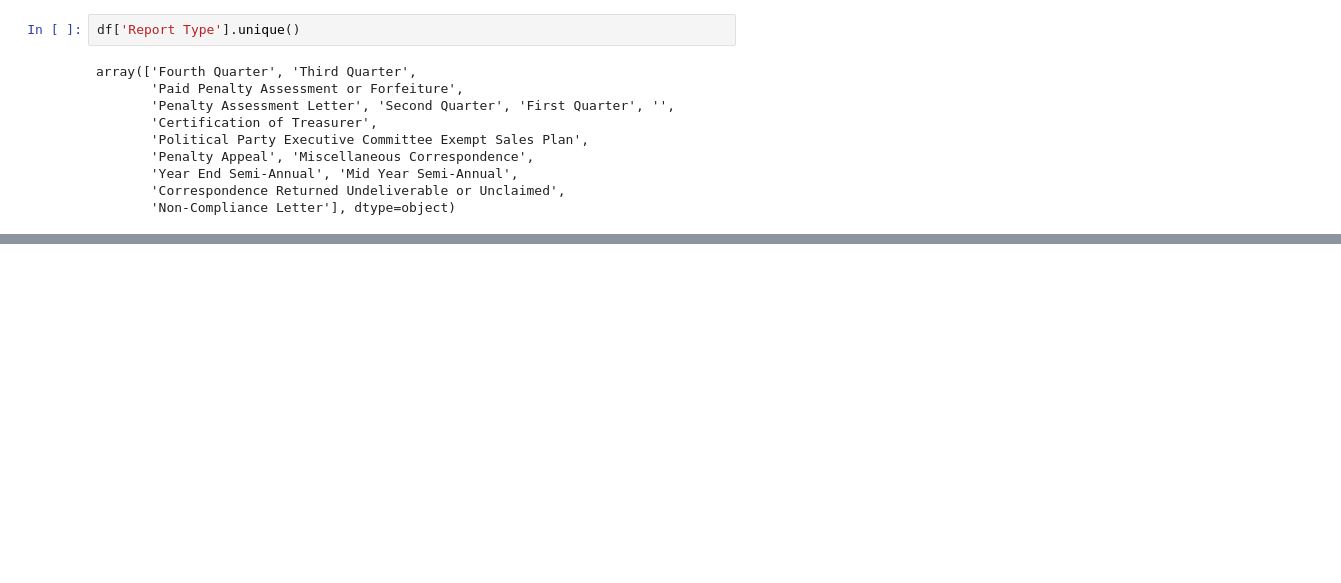
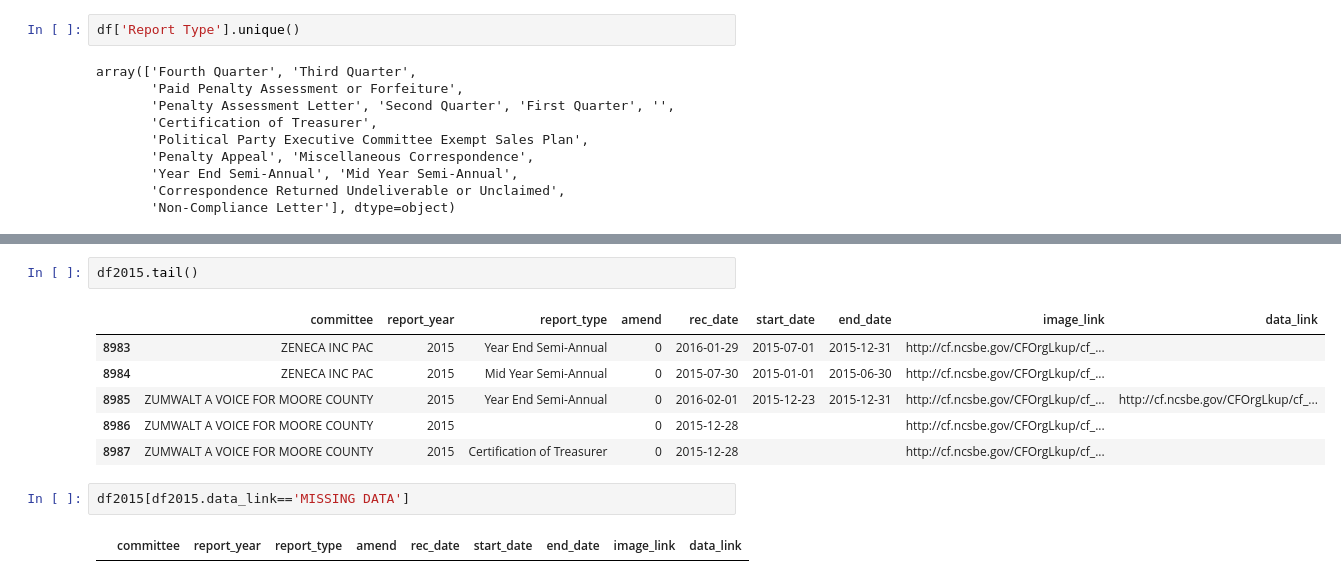
Before and after one commit to immersinn/ncga, a Jupyter notebook: notebooks/explore/Explore All PAC Filings.ipynb, the cells around one changed output, grey strips where cells are left out. Drawn from its saved outputs; the diff is of its cells as text; blank space fills up the shorter version.

```diff
--- a/notebooks/explore/Explore All PAC Filings.ipynb
+++ b/notebooks/explore/Explore All PAC Filings.ipynb
@@ -133,0 +153,13 @@ TabError: inconsistent use of tabs and spaces in indentation (extract_NCCampaign
+# %%
+df2015.tail()
+# %% [output]
+|  | committee | report_year | report_type | amend | rec_date | start_date | end_date | image_link | data_link |
+| 8983 | ZENECA INC PAC | 2015 | Year End Semi-Annual | 0 | 2016-01-29 | 2015-07-01 | 2015-12-31 | http://cf.ncsbe.gov/CFOrgLkup/cf_... |  |
+| 8984 | ZENECA INC PAC | 2015 | Mid Year Semi-Annual | 0 | 2015-07-30 | 2015-01-01 | 2015-06-30 | http://cf.ncsbe.gov/CFOrgLkup/cf_... |  |
+| 8985 | ZUMWALT A VOICE FOR MOORE COUNTY | 2015 | Year End Semi-Annual | 0 | 2016-02-01 | 2015-12-23 | 2015-12-31 | http://cf.ncsbe.gov/CFOrgLkup/cf_... | http://cf.ncsbe.gov/CFOrgLkup/cf_... |
+| 8986 | ZUMWALT A VOICE FOR MOORE COUNTY | 2015 |  | 0 | 2015-12-28 |  |  | http://cf.ncsbe.gov/CFOrgLkup/cf_... |  |
+| 8987 | ZUMWALT A VOICE FOR MOORE COUNTY | 2015 | Certification of Treasurer | 0 | 2015-12-28 |  |  | http://cf.ncsbe.gov/CFOrgLkup/cf_... |  |
+# %%
+df2015[df2015.data_link=='MISSING DATA']
+# %% [output]
+|  | committee | report_year | report_type | amend | rec_date | start_date | end_date | image_link | data_link |
```
Also changed, not shown: parts of 31 cells of this notebook, 41 other files.
